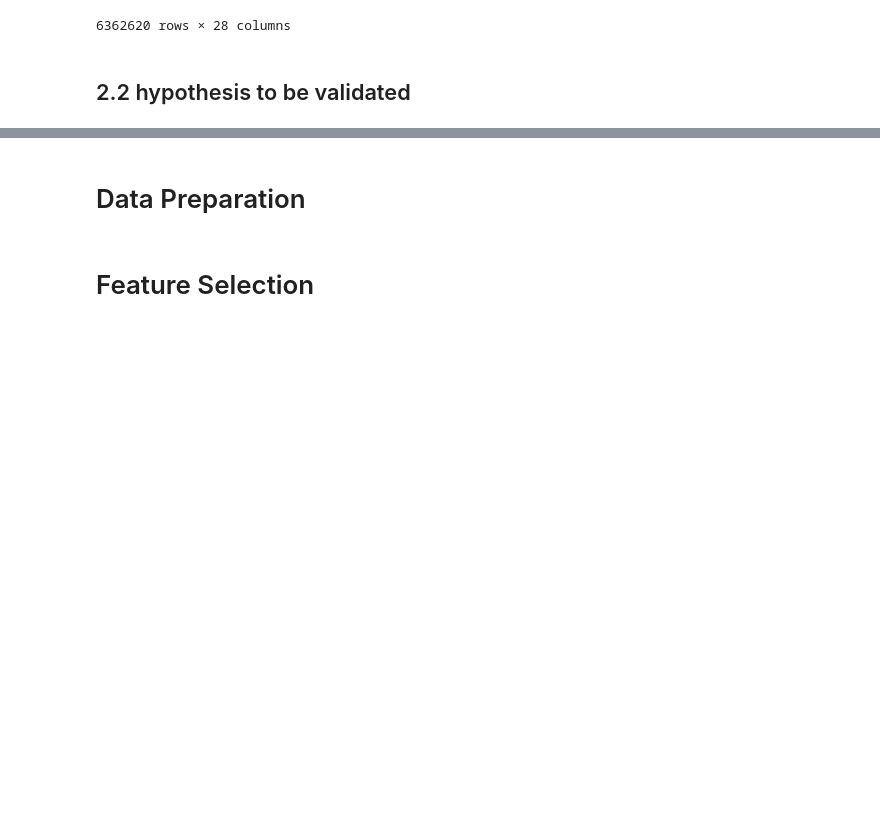
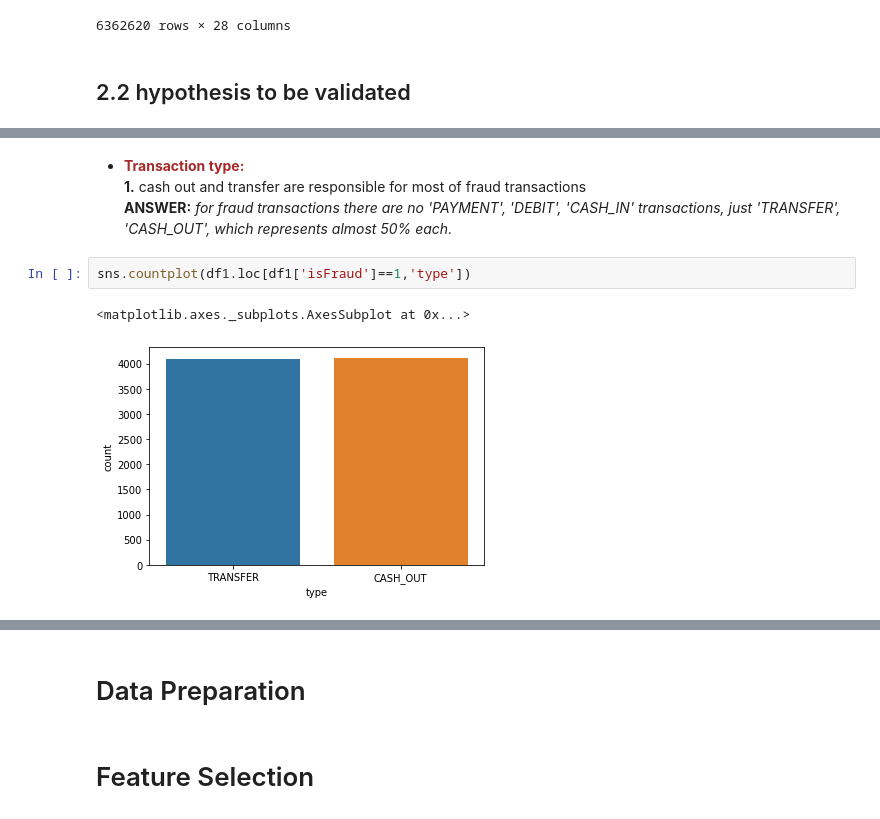
Before and after one commit to GustavoHBDuarte/fraud-detection, a Jupyter notebook: notebook_main.ipynb, the cells around one changed output, grey strips where cells are left out. Drawn from its saved outputs; the diff is of its cells as text; blank space fills up the shorter version.

```diff
--- a/notebook_main.ipynb
+++ b/notebook_main.ipynb
@@ -692,0 +792,10 @@ df
+# %% [markdown]
+
+- <b><font color="brown">Transaction type:</font></b><br>
+  **1.** cash out and transfer are responsible for most of fraud transactions<br>
+  <b>ANSWER:</b> <i>for fraud transactions there are no 'PAYMENT', 'DEBIT', 'CASH_IN' transactions, just 'TRANSFER', 'CASH_OUT', which represents almost 50% each.</i>
+# %%
+sns.countplot(df1.loc[df1['isFraud']==1,'type'])
+# %% [output]
+<matplotlib.axes._subplots.AxesSubplot at 0x...>
+[figure, added]
```
Also changed, not shown: parts of 65 cells of this notebook.
